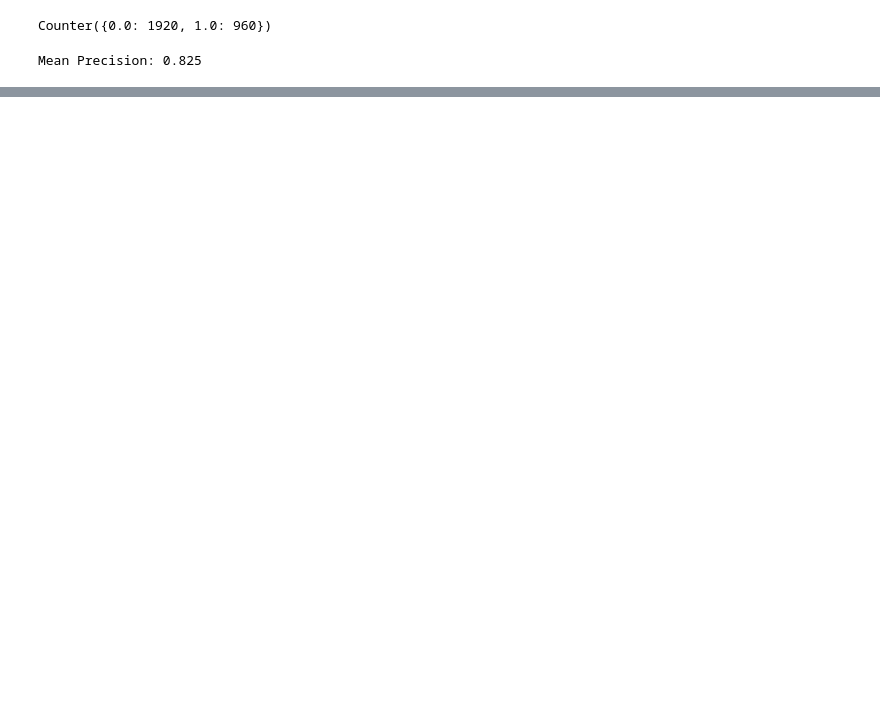
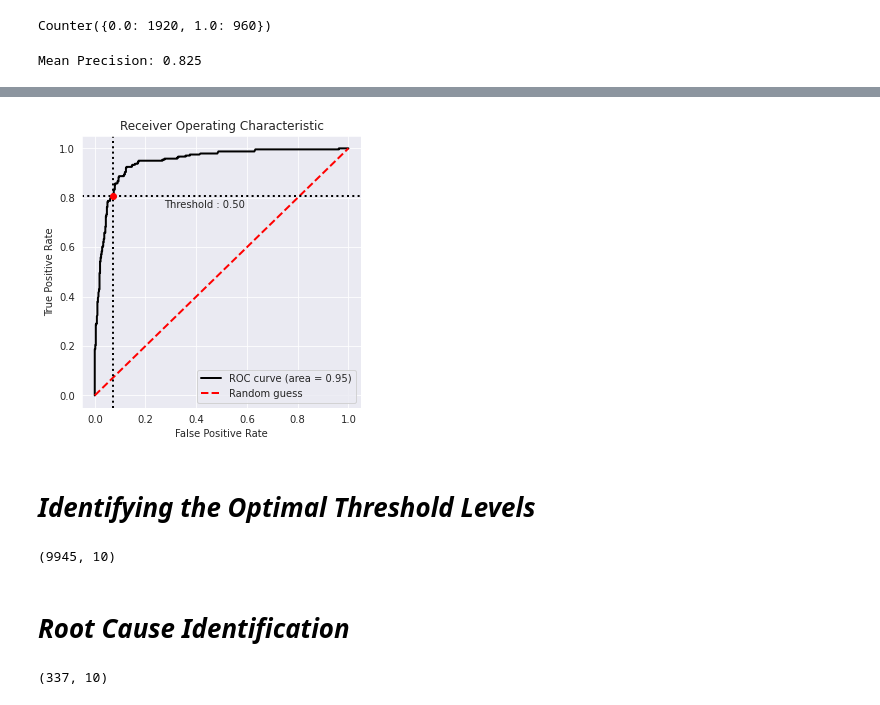
Before and after one commit to AftabUdaipurwala/MLProjects, a Jupyter notebook: Mahindra_Manufacturing_Analytics.ipynb, the cells around one changed output, grey strips where cells are left out. Cells and saved outputs as stored; diff of their text form; code cells hidden in the pictures; blank space fills up the shorter version.

Commit message:
Completed Root Cause Analysis

```diff
--- a/Mahindra_Manufacturing_Analytics.ipynb
+++ b/Mahindra_Manufacturing_Analytics.ipynb
@@ -863,0 +919,14 @@ Requirement already satisfied: joblib>=0.11 in /usr/local/lib/python3.7/dist-pac
+# %%
+ypred = model.predict_proba(xtest)[::,1]
+!pip install plot_metric
+from plot_metric.functions import BinaryClassification
+# Visualisation with plot_metric
+bc = BinaryClassification(ytest, ypred, labels=["Class 1", "Class 2"])
+
+# Figures
+plt.figure(figsize=(5,5))
+bc.plot_roc_curve()
+plt.show()
+
+# Now the ROC value is also improved
+# %% [output]
@@ -863,0 +948,10 @@ Requirement already satisfied: joblib>=0.11 in /usr/local/lib/python3.7/dist-pac
+[figure, added]
+# %% [markdown]
+# ***Identifying the Optimal Threshold Levels***
+# %%
+df8= df5.copy()
+df8.shape
+# %% [output]
+(9945, 10)
+# %% [markdown]
+# ***Root Cause Identification***
@@ -863,0 +960,5 @@ Requirement already satisfied: joblib>=0.11 in /usr/local/lib/python3.7/dist-pac
+# %%
+df9= df9[df9['Machine failure']==1] # removing RNF as its not important
+df9.shape
+# %% [output]
+(337, 10)
```
Also changed, not shown: parts of 63 cells of this notebook.
